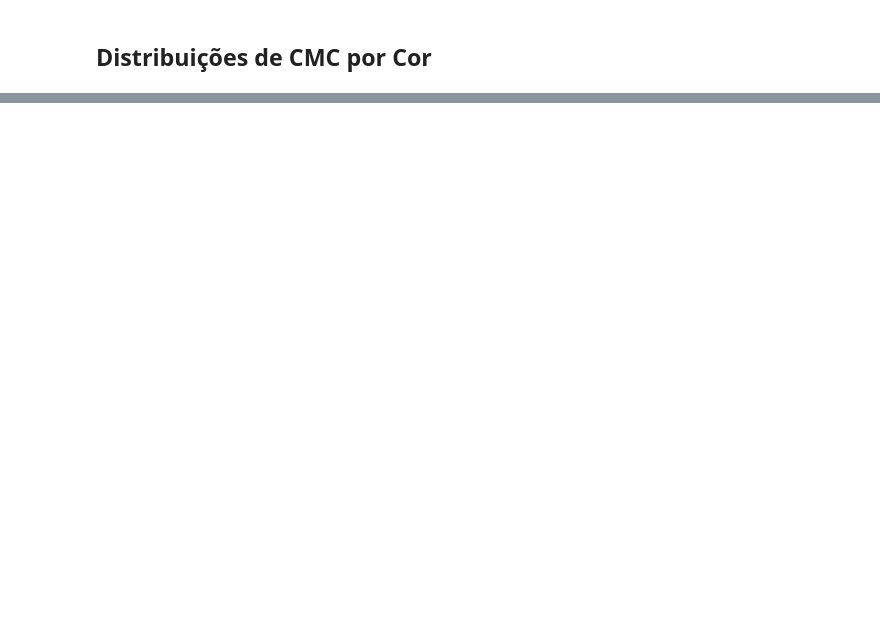
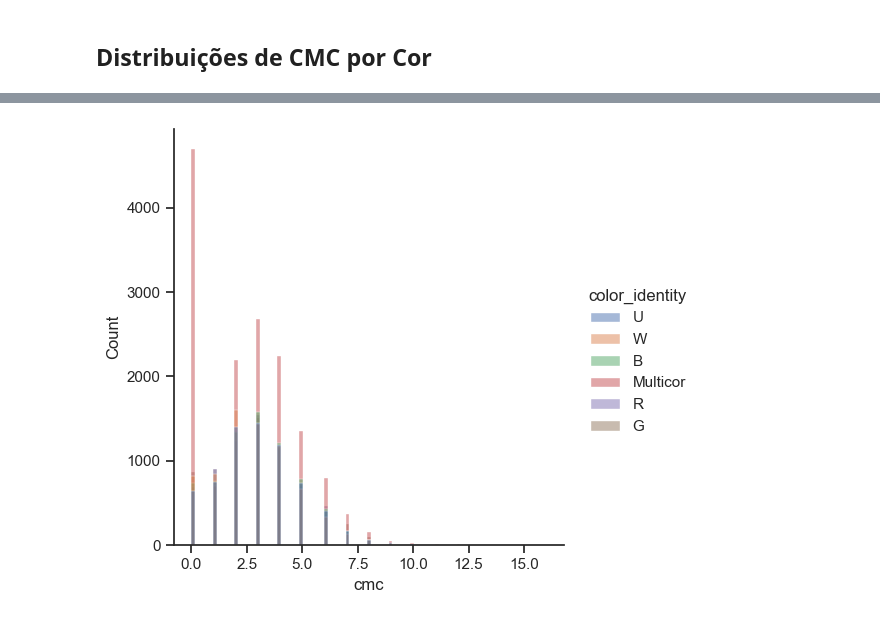
Before and after one commit to brunoopinheiro/ada-data-science-project-ii, a Jupyter notebook: mtg_analysis.ipynb, the cells around one changed output, grey strips where cells are left out. Drawn from its saved outputs; the diff is of its cells as text; code cells hidden in the pictures; blank space fills up the shorter version.

```diff
--- a/mtg_analysis.ipynb
+++ b/mtg_analysis.ipynb
@@ -244,2 +250,7 @@ plt.show()
 # %% [markdown]
 ## Distribuições de CMC por Cor
+# %%
+mtg = gd.get_flattened_subset()
+mtg['color_identity'] = mtg['color_identity'].replace("", "Incolor")
+
+(mtg.head(20))
@@ -245,0 +275,7 @@ plt.show()
+# %%
+# Aplicando o agrupamento de multicoloridas
+limite = 2
+
+mtg['color_identity'] = mtg.apply(lambda row: 'Multicor' if len(row['color_identity']) >= limite else row['color_identity'], axis = 1)
+
+(mtg.head(20))
@@ -245,0 +320,6 @@ plt.show()
+# %%
+n_rows_55_percent = int(len(mtg) * 0.55)
+
+mtg_reduced = mtg.sample(n=n_rows_55_percent, random_state=42)
+
+(mtg_reduced.info())
@@ -245,0 +344,8 @@ plt.show()
+# %%
+sns.set_theme(style='ticks')
+
+sns.displot(data=mtg_reduced[['cmc', 'color_identity']], x='cmc', hue='color_identity')
+
+plt.show()
+# %% [output]
+[figure, added]
```
Also changed, not shown: parts of 17 cells of this notebook.
